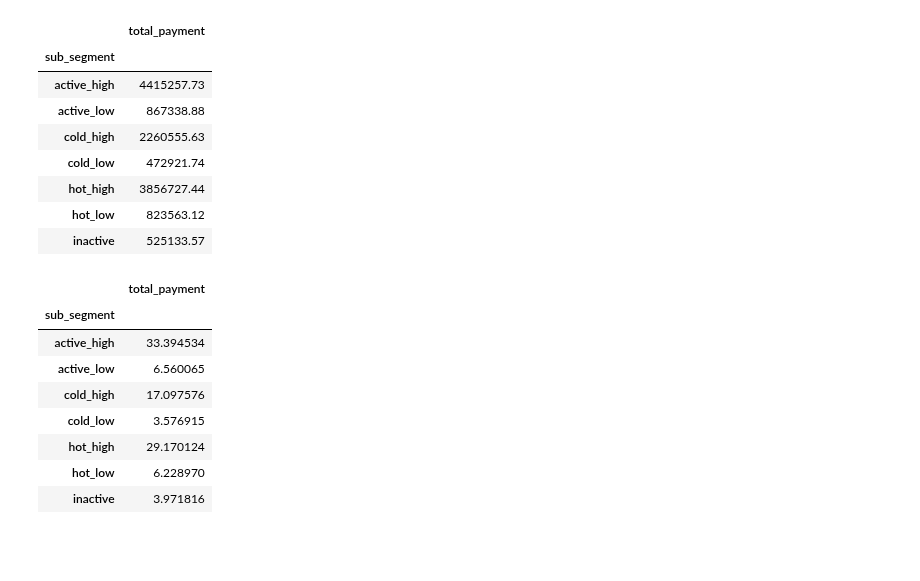
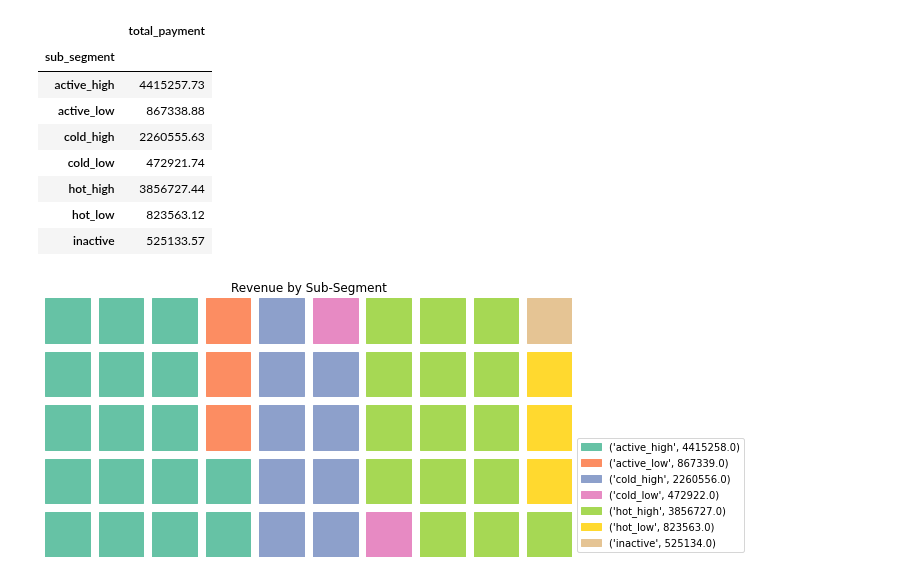
Before and after one commit to LarsTinnefeld/olist_ecom_analysis, a Jupyter notebook: 3 - Customer Segmentation/customer_segmentation.ipynb, the cells around one changed output. Saved outputs shown, nothing was run; the diff lists cells and outputs as text; code cells hidden in the pictures; blank space fills up the shorter version.

Commit message:
Segmentation
Type: Code
Finalized customer segmentation

```diff
--- a/3 - Customer Segmentation/customer_segmentation.ipynb
+++ b/3 - Customer Segmentation/customer_segmentation.ipynb
@@ -289,7 +292,16 @@ Index(['Unnamed: 0', 'Unnamed: 0.1', 'order_id', 'customer_id', 'order_status',
       dtype='object')
 # %%
 # Create a work copy
-df = df_orders[['customer_unique_id', 'order_id', 'order_status', 'order_purchase_timestamp', 'product_id', 'qty', 'price', 'product_category_name']].copy()
+df = df_orders[[
+    'customer_unique_id',
+    'order_id',
+    'order_status',
+    'order_purchase_timestamp',
+    'product_id',
+    'qty',
+    'price',
+    'product_category_name'
+    ]].copy()
 # %% [markdown]
 We only are interested in customers which completed the interaction (`order_status` = "delivered")
 # %%
@@ -334,7 +346,13 @@ df.head()
 # %%
 # Grouping by customer and order (same order_id = same day)
 df_segmented_customers = df.groupby(['customer_unique_id', 'order_id'], as_index=False)\
-    .agg({'order_purchase_timestamp': 'first', 'qty': 'sum', 'total_price': 'sum', 'today': 'first', 'delta_purchase_today': 'first'})
+    .agg({
+        'order_purchase_timestamp': 'first',
+        'qty': 'sum',
+        'total_price': 'sum',
+        'today': 'first',
+        'delta_purchase_today': 'first'
+        })
 # %%
 df_segmented_customers
 # %% [output]
@@ -352,9 +370,12 @@ df_segmented_customers
 | 96477 | ffffd2657e2aad2907e67c3e9daecbeb | f79a35da168301ae56922475da21117b | 2017-05-02 | 1 | 56.99 | 2018-08-29 | ... |
 96478 rows × 7 columns
 # %%
-df_segmented_customers['delta_purchase_today'] = df_segmented_customers['delta_purchase_today'].astype(str)
-df_segmented_customers['delta_purchase_today'] = df_segmented_customers['delta_purchase_today'].str.replace(r'\s+days.*', '', regex=True)
-df_segmented_customers['delta_purchase_today'] = df_segmented_customers['delta_purchase_today'].astype(int)
+df_segmented_customers['delta_purchase_today']\
+    = df_segmented_customers['delta_purchase_today'].astype(str)
+df_segmented_customers['delta_purchase_today']\
+    = df_segmented_customers['delta_purchase_today'].str.replace(r'\s+days.*', '', regex=True)
+df_segmented_customers['delta_purchase_today']\
+    = df_segmented_customers['delta_purchase_today'].astype(int)
 # %%
 df_segmented_customers
 # %% [output]
@@ -500,15 +525,3 @@ df_segmented_customers.groupby('sub_segment').agg({'total_payment': 'sum'})
 | hot_high | 3856727.44 |
 | hot_low | 823563.12 |
 | inactive | 525133.57 |
-# %%
-df_segmented_customers.groupby('sub_segment').agg({'total_payment': 'sum'})/df_segmented_customers['total_payment'].sum()*100
-# %% [output]
-|  | total_payment |
-| sub_segment |  |
-| active_high | 33.394534 |
-| active_low | 6.560065 |
-| cold_high | 17.097576 |
-| cold_low | 3.576915 |
-| hot_high | 29.170124 |
-| hot_low | 6.228970 |
-| inactive | 3.971816 |
@@ -553,0 +528,19 @@ py.iplot(fig)
+# %%
+data_revenue = dict(round(df_segmented_customers\
+    .groupby('sub_segment')\
+    .agg({'total_payment': 'sum'}))['total_payment'])
+
+fig = plt.figure(
+    FigureClass=Waffle,
+    rows=5,
+    columns=10,
+    values=data_revenue,
+    labels=[f"{k, v}" for k, v in data_revenue.items()],
+    legend={'loc': 'lower left', 'bbox_to_anchor': (1, 0)},
+    cmap_name="Set2",
+    figsize=(10, 8)
+)
+
+plt.title('Revenue by Sub-Segment');
+# %% [output]
+[figure, added]
```
Also changed, not shown: parts of 13 cells of this notebook.
